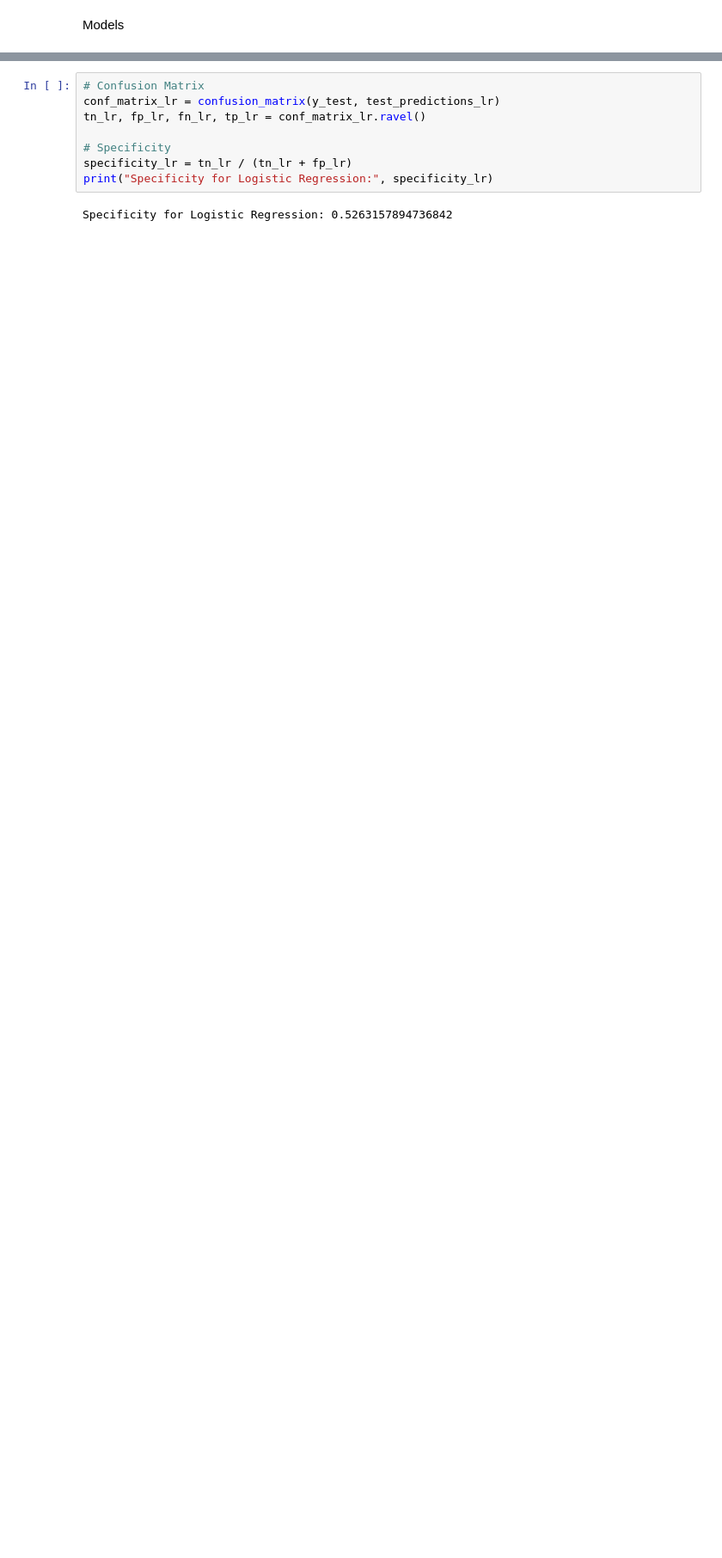
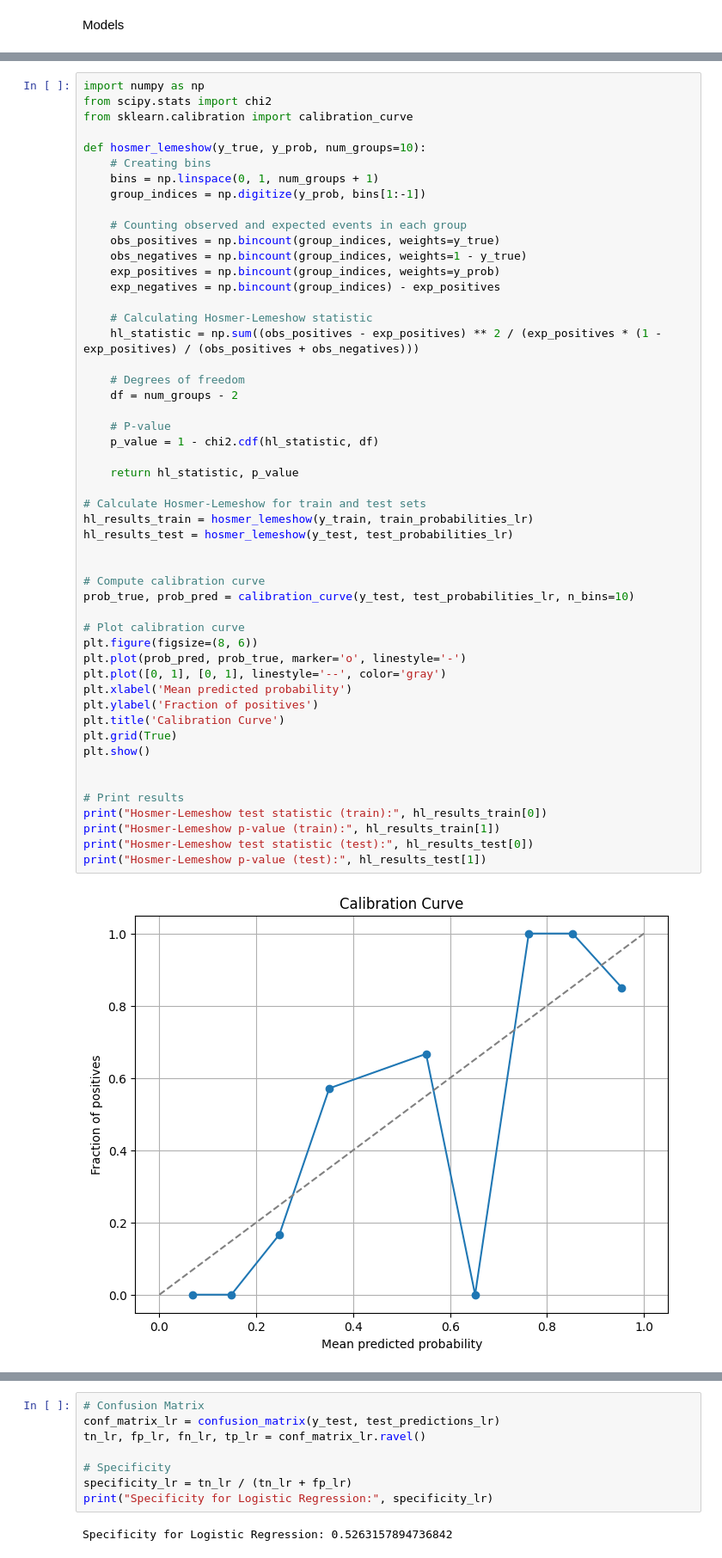
Before and after one commit to annapermiakova/Prediction-of-bronchopulmonary-dysplasia, a Jupyter notebook: BLD_178.ipynb, the cells around one changed output, grey strips where cells are left out. Shown at 86% size. Drawn from its saved outputs; the diff is of its cells as text; blank space fills up the shorter version.

```diff
--- a/BLD_178.ipynb
+++ b/BLD_178.ipynb
@@ -410,3 +428,56 @@ Recall on test data (Logistic Regression with threshold 0.3): 0.9722222222222222
 F1 Score on training data (Logistic Regression with threshold 0.3): 0.9021739130434783
 F1 Score on test data (Logistic Regression with threshold 0.3): 0.875
 [figure]
+# %%
+import numpy as np
+from scipy.stats import chi2
+from sklearn.calibration import calibration_curve
+
+def hosmer_lemeshow(y_true, y_prob, num_groups=10):
+    # Creating bins
+    bins = np.linspace(0, 1, num_groups + 1)
+    group_indices = np.digitize(y_prob, bins[1:-1])
+
+    # Counting observed and expected events in each group
+    obs_positives = np.bincount(group_indices, weights=y_true)
+    obs_negatives = np.bincount(group_indices, weights=1 - y_true)
+    exp_positives = np.bincount(group_indices, weights=y_prob)
+    exp_negatives = np.bincount(group_indices) - exp_positives
+
+    # Calculating Hosmer-Lemeshow statistic
+    hl_statistic = np.sum((obs_positives - exp_positives) ** 2 / (exp_positives * (1 - exp_positives) / (obs_positives + obs_negatives)))
+
+    # Degrees of freedom
+    df = num_groups - 2
+
+    # P-value
+    p_value = 1 - chi2.cdf(hl_statistic, df)
+
+    return hl_statistic, p_value
+
+# Calculate Hosmer-Lemeshow for train and test sets
+hl_results_train = hosmer_lemeshow(y_train, train_probabilities_lr)
+hl_results_test = hosmer_lemeshow(y_test, test_probabilities_lr)
+
+
+# Compute calibration curve
+prob_true, prob_pred = calibration_curve(y_test, test_probabilities_lr, n_bins=10)
+
+# Plot calibration curve
+plt.figure(figsize=(8, 6))
+plt.plot(prob_pred, prob_true, marker='o', linestyle='-')
+plt.plot([0, 1], [0, 1], linestyle='--', color='gray')
+plt.xlabel('Mean predicted probability')
+plt.ylabel('Fraction of positives')
+plt.title('Calibration Curve')
+plt.grid(True)
+plt.show()
+
+
+# Print results
+print("Hosmer-Lemeshow test statistic (train):", hl_results_train[0])
+print("Hosmer-Lemeshow p-value (train):", hl_results_train[1])
+print("Hosmer-Lemeshow test statistic (test):", hl_results_test[0])
+print("Hosmer-Lemeshow p-value (test):", hl_results_test[1])
+# %% [output]
+[figure, added]
```
Also changed, not shown: parts of 7 cells of this notebook.
